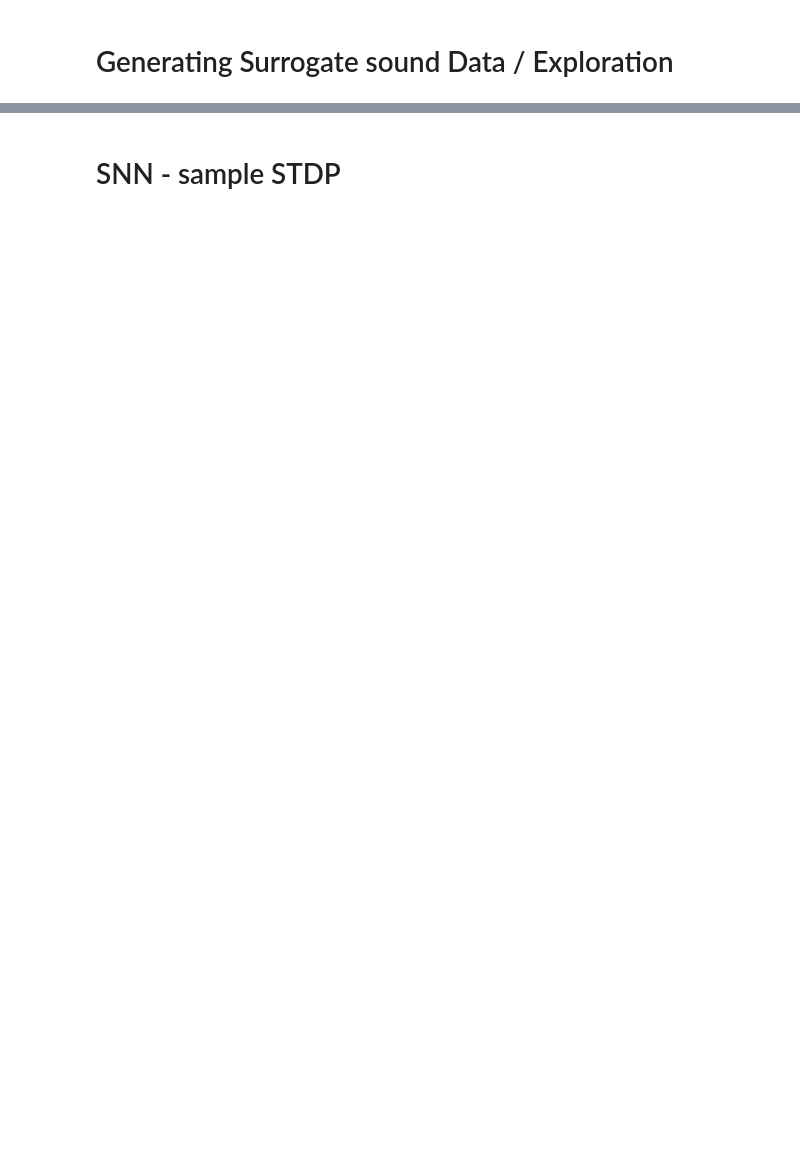
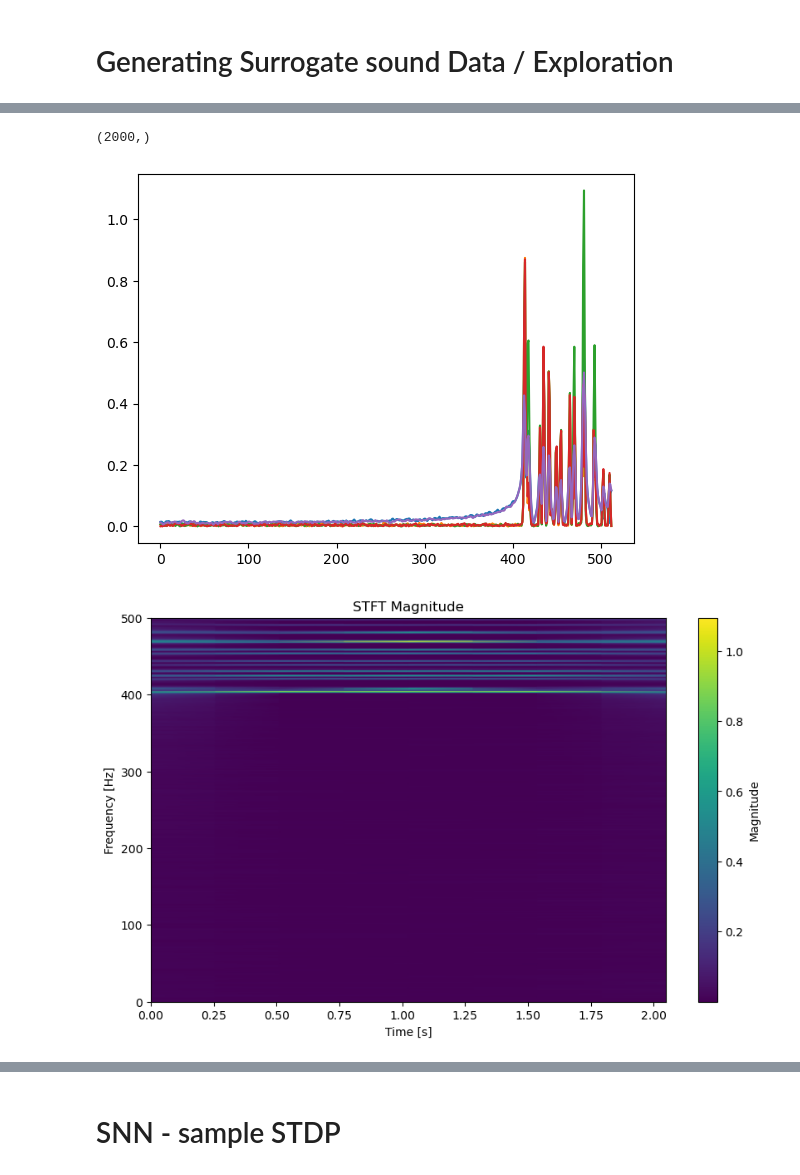
Before and after one commit to mwassermann/Synaptic-Plasticity---Cochlea-Encoding, a Jupyter notebook: explor.ipynb, the cells around one changed output, grey strips where cells are left out. Drawn from its saved outputs; the diff is of its cells as text; code cells hidden in the pictures; blank space fills up the shorter version.

```diff
--- a/explor.ipynb
+++ b/explor.ipynb
@@ -210,0 +218,44 @@ plot_spectrogram(spgrams_2_sample, SFT, waves_2[0], t, num_samples, 'Spectrogram
+# %%
+# If the audio is stereo, convert it to mono by averaging the channels
+audio_signal = waves_2[0]
+print(audio_signal.shape)
+if audio_signal.ndim > 1:
+    audio_signal = np.mean(audio_signal, axis=1)
+
+# Compute the STFT
+frequencies, times, Zxx = stft(audio_signal, fs=sample_rate, nperseg=1024)
+
+# The magnitude of Zxx gives the amplitude of the Fourier coefficients
+magnitude = np.abs(Zxx)
+#
+plt.plot(magnitude)
+plt.show()
+# Plotting the STFT magnitude
+plt.figure(figsize=(10, 6))
+plt.pcolormesh(times, frequencies, magnitude, shading='gouraud')
+plt.title('STFT Magnitude')
+plt.ylabel('Frequency [Hz]')
+plt.xlabel('Time [s]')
+plt.colorbar(label='Magnitude')
+plt.show()
+
+
+# Compute STFT with a single segment that covers the entire signal
+frequencies, times, Zxx = stft(audio_signal, fs=sample_rate, nperseg=len(audio_signal), noverlap=0, window='boxcar')
+
+_, reconstructed_signal = istft(Zxx, fs=sample_rate, nperseg=1024)
+
+# The magnitude of Zxx gives the amplitude of the Fourier coefficients
+magnitude = np.abs(Zxx[:, 0])  # There will be only one column in Zxx
+
+# Plotting the magnitude spectrum
+plt.figure(figsize=(10, 6))
+plt.plot(reconstructed_signal)
+plt.title('Magnitude Spectrum using STFT with Entire Signal')
+plt.xlabel('Frequency [Hz]')
+plt.ylabel('Magnitude')
+plt.show()
+# %% [output]
+(2000,)
+[figure, added]
+[figure, added]
```
Also changed, not shown: parts of 30 cells of this notebook, 1 other file.
